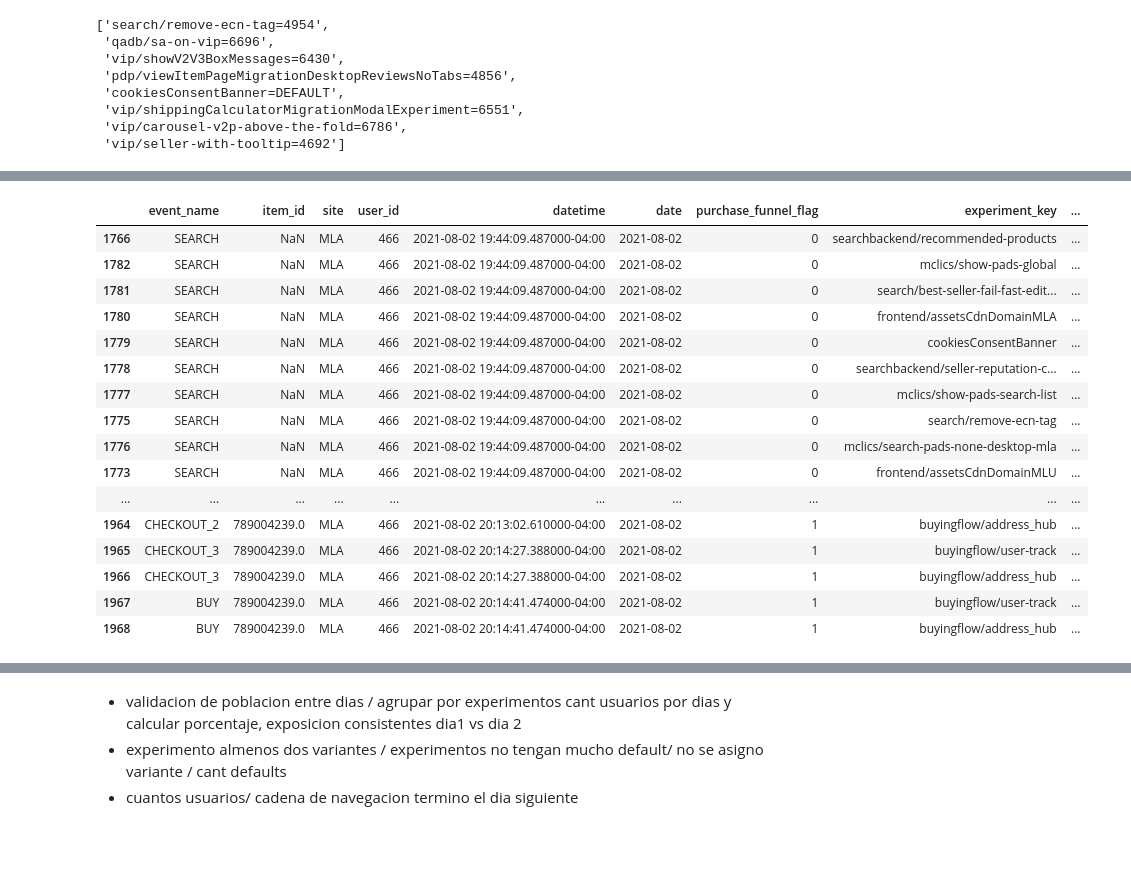
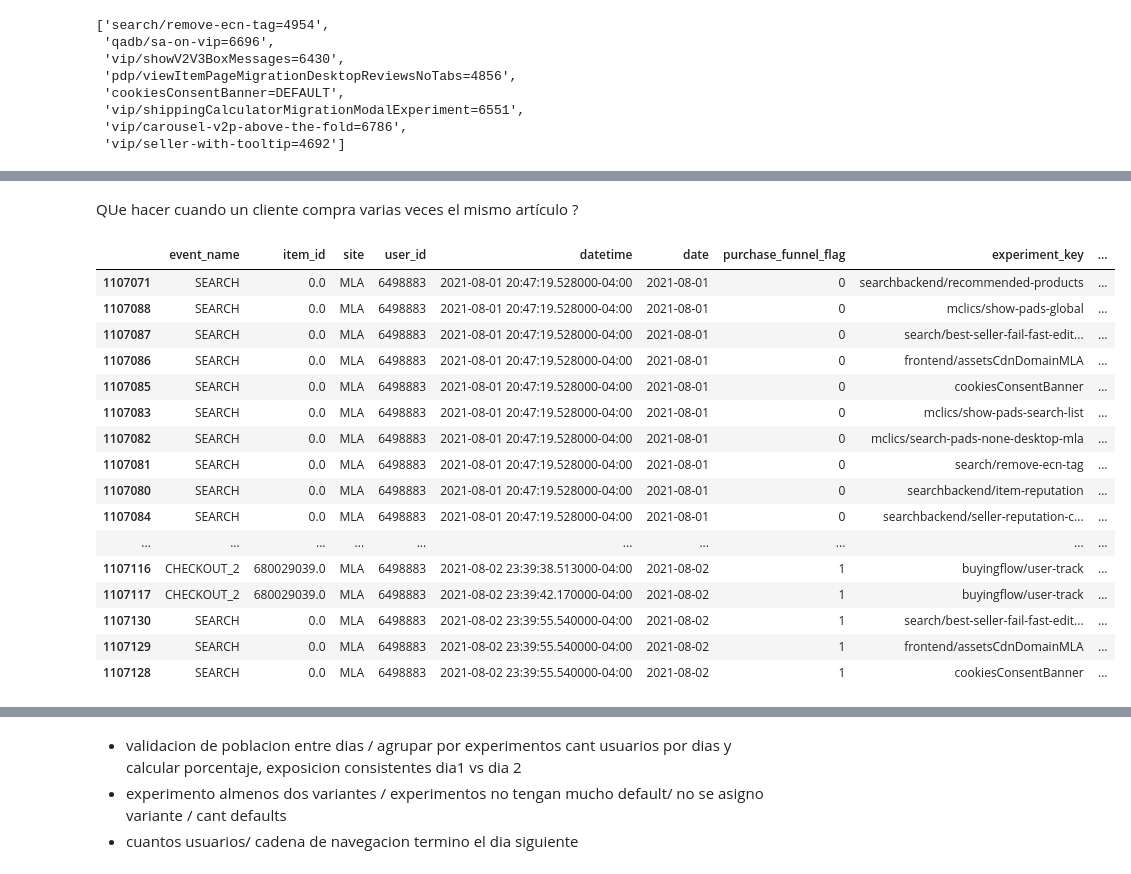
Before and after one commit to jmpaiba123/AB_Testing_Meli, a Jupyter notebook: jupyter_notebooks/AB_testing_meli.ipynb, the cells around one changed output, grey strips where cells are left out. Cells and saved outputs as stored; diff of their text form; code cells hidden in the pictures; blank space fills up the shorter version.

```diff
--- a/jupyter_notebooks/AB_testing_meli.ipynb
+++ b/jupyter_notebooks/AB_testing_meli.ipynb
@@ -243,14 +260,15 @@ mask = df_sorted['purchase_funnel_flag'] == 1
 # Create a shifted version of the event_name column
 df_sorted['prev_event'] = df_sorted['event_name'].shift(1)
 df_sorted['prev_user'] = df_sorted['user_id'].shift(1).fillna(0).astype(int)
+df_sorted['prev_date'] = df_sorted['date'].shift(1)
 
 # Create a mask for rows where the previous event is SEARCH and user_id matches
-search_mask = (df_sorted['prev_event'] == 'SEARCH') & (df_sorted['user_id'] == df_sorted['prev_user']) & (df_sorted['purchase_funnel_flag'] == 1)
+search_mask = (df_sorted['prev_event'] == 'SEARCH') & (df_sorted['user_id'] == df_sorted['prev_user']) & (df_sorted['date'] == df_sorted['prev_date']) & (df_sorted['purchase_funnel_flag'] == 1)
 search_mask_1 = search_mask.shift(-1)
 
 # Update purchase_funnel_flag where mask is True and search_mask is True
 df_sorted.loc[mask | search_mask_1, 'purchase_funnel_flag'] = 1
 
 # Drop the 'prev_event' column
-df_sorted.drop(columns=['prev_event','prev_user'], inplace=True)
+df_sorted.drop(columns=['prev_event','prev_user','prev_date'], inplace=True)
 # %%
@@ -310,16 +310,14 @@ df_sorted[df_sorted.user_id == 466].sort_values(by='datetime')
 # %%
-# Apply the explode_dict function to each row in the DataFrame
+# Apply the function to the 'experiments' column and create a new column with the dictionaries
+df_sorted['experiments_dict'] = df_sorted['experiments'].apply(utilities.str_to_dict)
+
+# aplicamos funcion explode_dict para apertura de diccionarios
 df_exploded = df_sorted.apply(utilities.explode_dict, axis=1).reset_index(drop=True)
 df_exploded = pd.concat(df_exploded.to_list(), ignore_index=True)
 
 # Drop the 'experiments_dict' column as it is no longer needed
-df_exploded.drop(columns=['experiments_dict'], inplace=True)
+df_exploded.drop(columns=['experiments_dict','timestamp','experiments'], inplace=True)
 
-# Drop the 'prev_event' column
-df_exploded.drop(columns=['timestamp','experiments'], inplace=True)
-
-# Split the experiment_key into path and experiment
+# separamos columna experiment, para obtener su correspondiente descripción y variante
 df_exploded[['path', 'experiment']] = df_exploded['experiment_key'].str.split('/', expand=True)
-
-# Rename the experiment_value column to variant
 df_exploded.rename(columns={'experiment_value': 'variant'}, inplace=True)
@@ -325,0 +347,7 @@ df_exploded.rename(columns={'experiment_value': 'variant'}, inplace=True)
+# %%
+df_exploded['item_id'] = df_exploded['item_id'].fillna(0)
+
+# Agrupamos con variables necesarias para conteo
+df_grouped = df_exploded.groupby(['date','experiment','variant','user_id','path']).agg({'purchase_funnel_flag': 'max',  'item_id': lambda x: x[df_exploded['purchase_funnel_flag'] != 0].nunique() }).reset_index()
+
+df_grouped.head()
@@ -326,20 +361,23 @@ df_exploded.rename(columns={'experiment_value': 'variant'}, inplace=True)
+# %% [markdown]
+QUe hacer cuando un cliente compra varias veces el mismo artículo ?
 # %%
-df_exploded[df_exploded.user_id == 466].sort_values(by='datetime')
+df_exploded[df_exploded.user_id == 6498883].sort_values(by='datetime').head(50)
+#df_exploded[df_exploded.user_id == 466].sort_values(by='datetime')
 # %% [output]
 |  | event_name | item_id | site | user_id | datetime | date | purchase_funnel_flag | experiment_key | ... |
-| 1766 | SEARCH | NaN | MLA | 466 | 2021-08-02 19:44:09.487000-04:00 | 2021-08-02 | 0 | searchbackend/recommended-products | ... |
-| 1782 | SEARCH | NaN | MLA | 466 | 2021-08-02 19:44:09.487000-04:00 | 2021-08-02 | 0 | mclics/show-pads-global | ... |
-| 1781 | SEARCH | NaN | MLA | 466 | 2021-08-02 19:44:09.487000-04:00 | 2021-08-02 | 0 | search/best-seller-fail-fast-edit... | ... |
-| 1780 | SEARCH | NaN | MLA | 466 | 2021-08-02 19:44:09.487000-04:00 | 2021-08-02 | 0 | frontend/assetsCdnDomainMLA | ... |
-| 1779 | SEARCH | NaN | MLA | 466 | 2021-08-02 19:44:09.487000-04:00 | 2021-08-02 | 0 | cookiesConsentBanner | ... |
-| 1778 | SEARCH | NaN | MLA | 466 | 2021-08-02 19:44:09.487000-04:00 | 2021-08-02 | 0 | searchbackend/seller-reputation-c... | ... |
-| 1777 | SEARCH | NaN | MLA | 466 | 2021-08-02 19:44:09.487000-04:00 | 2021-08-02 | 0 | mclics/show-pads-search-list | ... |
-| 1775 | SEARCH | NaN | MLA | 466 | 2021-08-02 19:44:09.487000-04:00 | 2021-08-02 | 0 | search/remove-ecn-tag | ... |
-| 1776 | SEARCH | NaN | MLA | 466 | 2021-08-02 19:44:09.487000-04:00 | 2021-08-02 | 0 | mclics/search-pads-none-desktop-mla | ... |
-| 1773 | SEARCH | NaN | MLA | 466 | 2021-08-02 19:44:09.487000-04:00 | 2021-08-02 | 0 | frontend/assetsCdnDomainMLU | ... |
+| 1107071 | SEARCH | 0.0 | MLA | 6498883 | 2021-08-01 20:47:19.528000-04:00 | 2021-08-01 | 0 | searchbackend/recommended-products | ... |
+| 1107088 | SEARCH | 0.0 | MLA | 6498883 | 2021-08-01 20:47:19.528000-04:00 | 2021-08-01 | 0 | mclics/show-pads-global | ... |
+| 1107087 | SEARCH | 0.0 | MLA | 6498883 | 2021-08-01 20:47:19.528000-04:00 | 2021-08-01 | 0 | search/best-seller-fail-fast-edit... | ... |
+| 1107086 | SEARCH | 0.0 | MLA | 6498883 | 2021-08-01 20:47:19.528000-04:00 | 2021-08-01 | 0 | frontend/assetsCdnDomainMLA | ... |
+| 1107085 | SEARCH | 0.0 | MLA | 6498883 | 2021-08-01 20:47:19.528000-04:00 | 2021-08-01 | 0 | cookiesConsentBanner | ... |
+| 1107083 | SEARCH | 0.0 | MLA | 6498883 | 2021-08-01 20:47:19.528000-04:00 | 2021-08-01 | 0 | mclics/show-pads-search-list | ... |
+| 1107082 | SEARCH | 0.0 | MLA | 6498883 | 2021-08-01 20:47:19.528000-04:00 | 2021-08-01 | 0 | mclics/search-pads-none-desktop-mla | ... |
+| 1107081 | SEARCH | 0.0 | MLA | 6498883 | 2021-08-01 20:47:19.528000-04:00 | 2021-08-01 | 0 | search/remove-ecn-tag | ... |
+| 1107080 | SEARCH | 0.0 | MLA | 6498883 | 2021-08-01 20:47:19.528000-04:00 | 2021-08-01 | 0 | searchbackend/item-reputation | ... |
+| 1107084 | SEARCH | 0.0 | MLA | 6498883 | 2021-08-01 20:47:19.528000-04:00 | 2021-08-01 | 0 | searchbackend/seller-reputation-c... | ... |
 | ... | ... | ... | ... | ... | ... | ... | ... | ... | ... |
-| 1964 | CHECKOUT_2 | 789004239.0 | MLA | 466 | 2021-08-02 20:13:02.610000-04:00 | 2021-08-02 | 1 | buyingflow/address_hub | ... |
-| 1965 | CHECKOUT_3 | 789004239.0 | MLA | 466 | 2021-08-02 20:14:27.388000-04:00 | 2021-08-02 | 1 | buyingflow/user-track | ... |
-| 1966 | CHECKOUT_3 | 789004239.0 | MLA | 466 | 2021-08-02 20:14:27.388000-04:00 | 2021-08-02 | 1 | buyingflow/address_hub | ... |
-| 1967 | BUY | 789004239.0 | MLA | 466 | 2021-08-02 20:14:41.474000-04:00 | 2021-08-02 | 1 | buyingflow/user-track | ... |
-| 1968 | BUY | 789004239.0 | MLA | 466 | 2021-08-02 20:14:41.474000-04:00 | 2021-08-02 | 1 | buyingflow/address_hub | ... |
+| 1107116 | CHECKOUT_2 | 680029039.0 | MLA | 6498883 | 2021-08-02 23:39:38.513000-04:00 | 2021-08-02 | 1 | buyingflow/user-track | ... |
+| 1107117 | CHECKOUT_2 | 680029039.0 | MLA | 6498883 | 2021-08-02 23:39:42.170000-04:00 | 2021-08-02 | 1 | buyingflow/user-track | ... |
+| 1107130 | SEARCH | 0.0 | MLA | 6498883 | 2021-08-02 23:39:55.540000-04:00 | 2021-08-02 | 1 | search/best-seller-fail-fast-edit... | ... |
+| 1107129 | SEARCH | 0.0 | MLA | 6498883 | 2021-08-02 23:39:55.540000-04:00 | 2021-08-02 | 1 | frontend/assetsCdnDomainMLA | ... |
+| 1107128 | SEARCH | 0.0 | MLA | 6498883 | 2021-08-02 23:39:55.540000-04:00 | 2021-08-02 | 1 | cookiesConsentBanner | ... |
```
Also changed, not shown: parts of 25 cells of this notebook, 2 other files.
